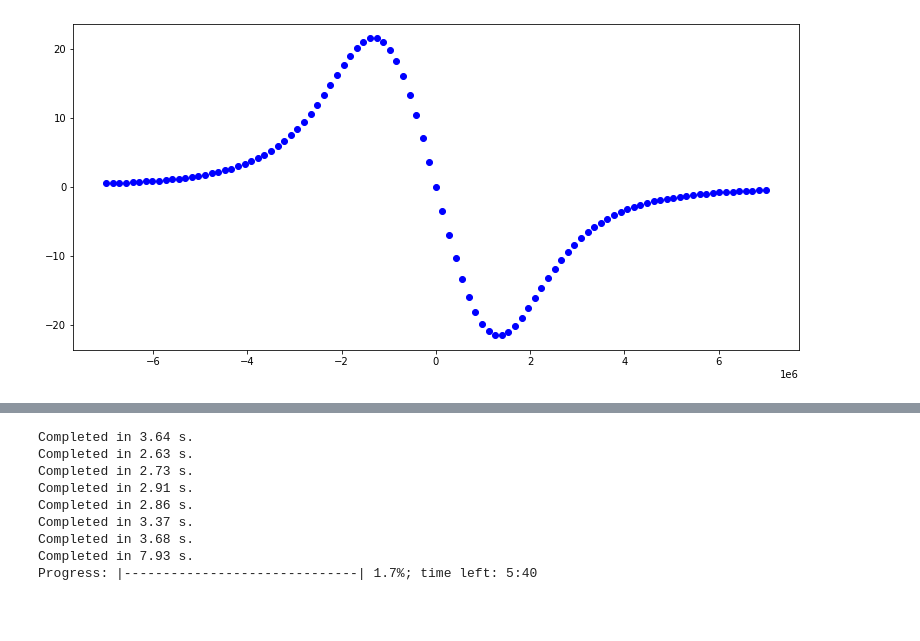
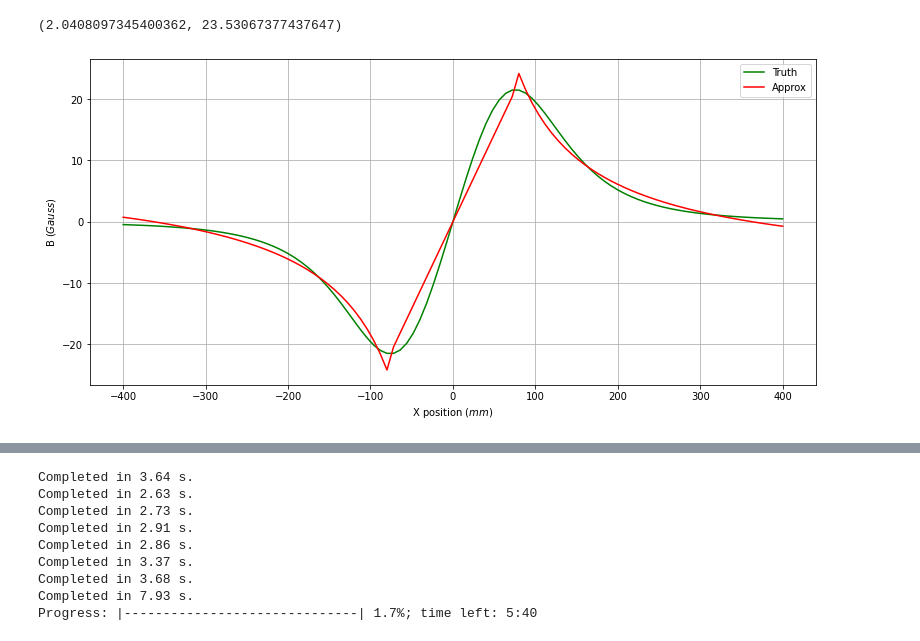
Before and after one commit to DongkyuLim/MgF-simulation, a Jupyter notebook: Practice Note in here.ipynb, the cells around one changed output, grey strips where cells are left out. Saved outputs shown, nothing was run; the diff lists cells and outputs as text; code cells hidden in the pictures; blank space fills up the shorter version.

```diff
--- a/Practice Note in here.ipynb
+++ b/Practice Note in here.ipynb
@@ -148,0 +213,16 @@ def Coil_field(I,R:np.array):
+# %%
+def curve_function(x,p,q,r):
+    return p*1/(x**q)+r
+# %%
+from scipy.optimize import curve_fit
+
+X_list = np.linspace(0.0759333,0.40,1001)/x0
+Z_list = np.linspace(0.01024319,0.40,1001)/x0
+
+Coil_xv = np.vectorize(Coil_x)
+Coil_zv = np.vectorize(Coil_z)
+
+X_true = Coil_xv(X_list)
+Z_true = Coil_zv(Z_list)
+# %%
+poptx,pcovx = curve_fit(curve_function,X_list,X_true)
@@ -148,0 +243,6 @@ def Coil_field(I,R:np.array):
+# %%
+def Bx_approx(x):
+    if abs(x)<=1328218:
+        return (21.56418/1328218)*x*-1
+    else:
+        return (poptx[0]*1/abs(x)**poptx[1] + poptx[2])*-1*(abs(x)/x)
@@ -148,0 +267,4 @@ def Coil_field(I,R:np.array):
+# %%
+Bxy_approx(-123456,-1423456)
+# %% [output]
+(2.0408097345400362, 23.53067377437647)
@@ -149,9 +276,18 @@ def Coil_field(I,R:np.array):
 # %%
 fig,ax = plt.subplots(1,1,figsize = (13,6))
 
 xtest = np.linspace(-0.4,0.4,101)/x0
 
-for x in xtest:
-    ax.plot(x,Coil_field(4.9,np.array([x,0,0]))[0],"bo")
+
+Bx_approx_v = np.vectorize(Bx_approx)
+
+ax.plot(xtest*x0*1000,Coil_xv(xtest),'g', label="Truth")
+ax.plot(xtest*x0*1000,Bx_approx_v(xtest)*-1.,"r",label = "Approx")
+
+ax.grid()
+ax.set_xlabel("X position ($mm$)")
+ax.set_ylabel("B ($Gauss$)")
+ax.legend()
+fig.savefig("Bx_approx.png")
 # %% [output]
-[figure, old version]
+[figure, new version]
```
Also changed, not shown: parts of 45 cells of this notebook, 9 other files.
